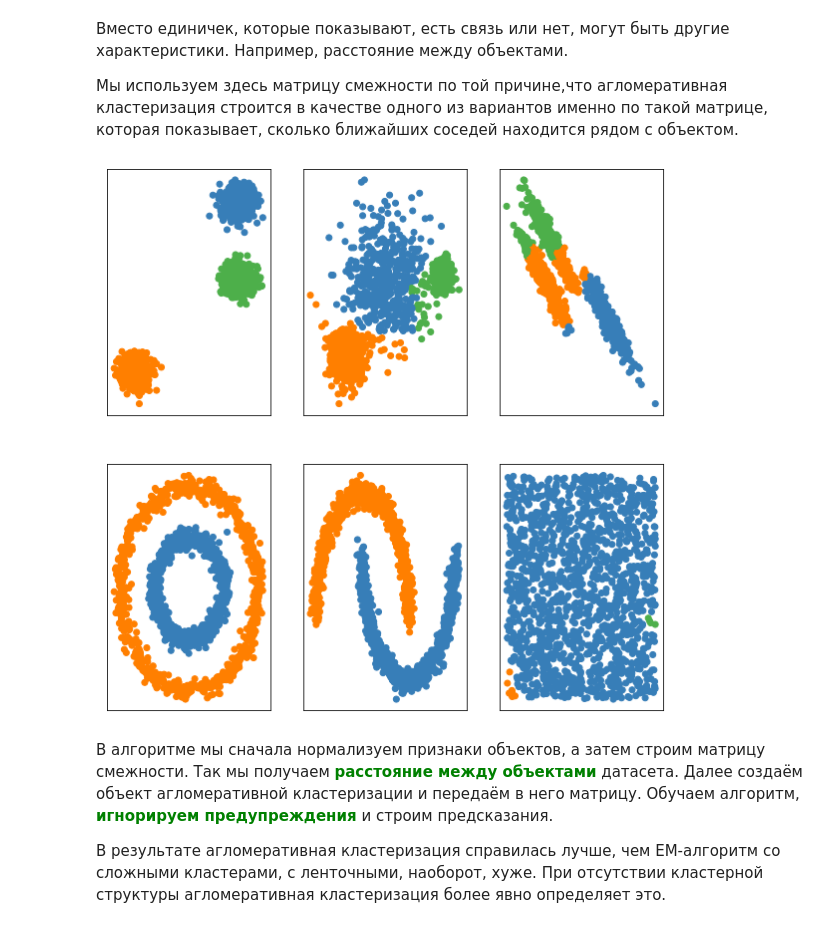
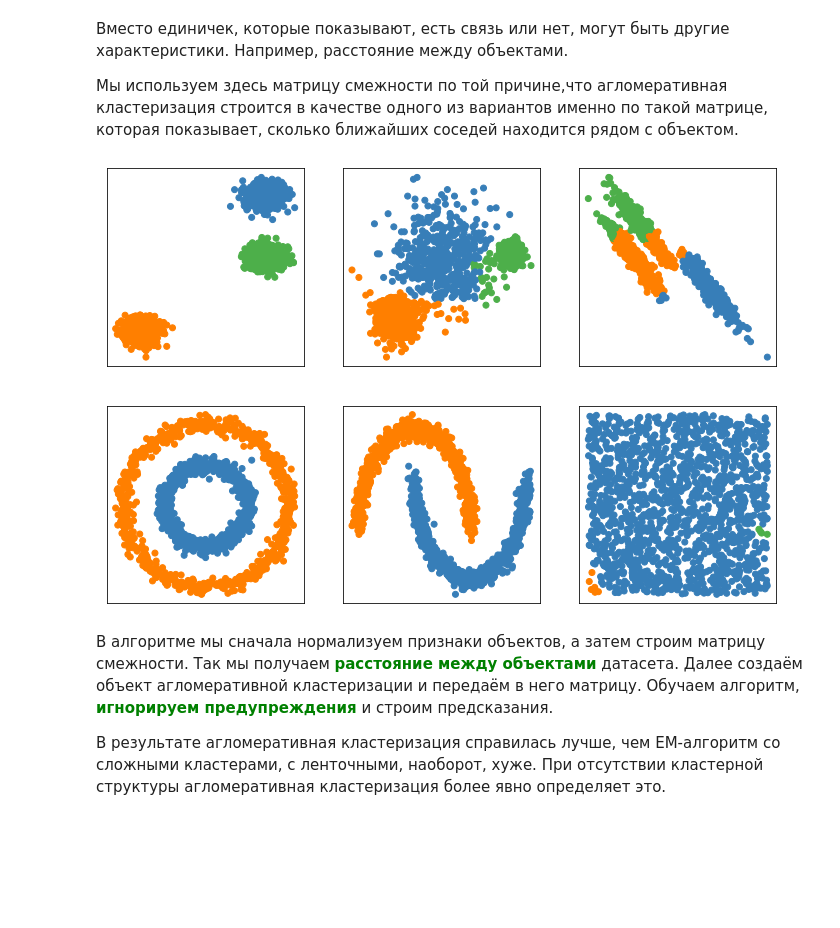
Before and after one commit to Chedered/SkillFactory, a Jupyter notebook: DS/module-5/SKF3 (Кластеризация).ipynb, the cells around one changed output. Saved outputs shown, nothing was run; the diff lists cells and outputs as text; code cells hidden in the pictures; blank space fills up the shorter version.

```diff
--- a/DS/module-5/SKF3 (Кластеризация).ipynb
+++ b/DS/module-5/SKF3 (Кластеризация).ipynb
@@ -575,6 +576,7 @@ em_gm = GaussianMixture(n_components=1,
 # %% [markdown]
 Посмотрим, как EM-алгоритм будет работать с нашим набором данных. Сделаем нормализацию признаков объектов, создадим объект, который будет кластеризовать, вызовем методы <b><span style="color:green">fit()</span></b> и <b><span style="color:green">predict()</span></b> и построим получившиеся кластеры для наших датасетов.
 # %%
+plt.rcParams['figure.figsize'] = 12, 8
 datasets_params_list = [
     (blobs, {'n_clusters': 3}),
     (varied, {'n_clusters': 3}),
@@ -734,6 +736,7 @@ ac = AgglomerativeClustering(n_clusters=2,
 
 Мы используем здесь матрицу смежности по той причине,что агломеративная кластеризация строится в качестве одного из вариантов именно по такой матрице, которая показывает, сколько ближайших соседей находится рядом с объектом.
 # %%
+plt.rcParams['figure.figsize'] = 12, 8
 import warnings
 
 from sklearn.neighbors import kneighbors_graph
@@ -751,34 +754,34 @@ for i, (X, ac_params) in enumerate(datasets_params_list, start=1):
 
     # строим матрицу смежности
     connectivity = kneighbors_graph(X,
                                     n_neighbors=ac_params['n_neighbors'],
                                     include_self=False)
     # делаем матрицу смежности симметричной
     connectivity = 0.5 * (connectivity + connectivity.T)
 
     ac = AgglomerativeClustering(n_clusters=ac_params['n_clusters'],
                                  linkage='average',
                                  connectivity=connectivity)
 
     with warnings.catch_warnings():
         warnings.filterwarnings(
             "ignore",
             message="the number of connected components of the " +
             "connectivity matrix is [0-9]{1,2}" +
             " > 1. Completing it to avoid stopping the tree early.",
             category=UserWarning)
         ac.fit(X)
     y_pred = ac.labels_.astype(np.int)
 
     plt.subplot(f'23{i}')
     plt.xticks([]); plt.yticks([])
     colors = np.array(list(islice(cycle(['#377eb8', '#ff7f00', '#4daf4a',
                                          '#f781bf', '#a65628', '#984ea3',
                                          '#999999', '#e41a1c', '#dede00']),
                                   int(max(y_pred) + 1))))
     plt.scatter(X[:, 0], X[:, 1], color=colors[y_pred])
 # %% [output]
-[figure, old version]
+[figure, new version]
 # %% [markdown]
 В алгоритме мы сначала нормализуем признаки объектов, а затем строим матрицу смежности. Так мы получаем <b><span style="color:green">расстояние между объектами</span></b> датасета. Далее создаём объект агломеративной кластеризации и передаём в него матрицу. Обучаем алгоритм, <b><span style="color:green">игнорируем предупреждения</span></b> и строим предсказания.
 
```
Also changed, not shown: parts of 71 cells of this notebook, 2 other files.
